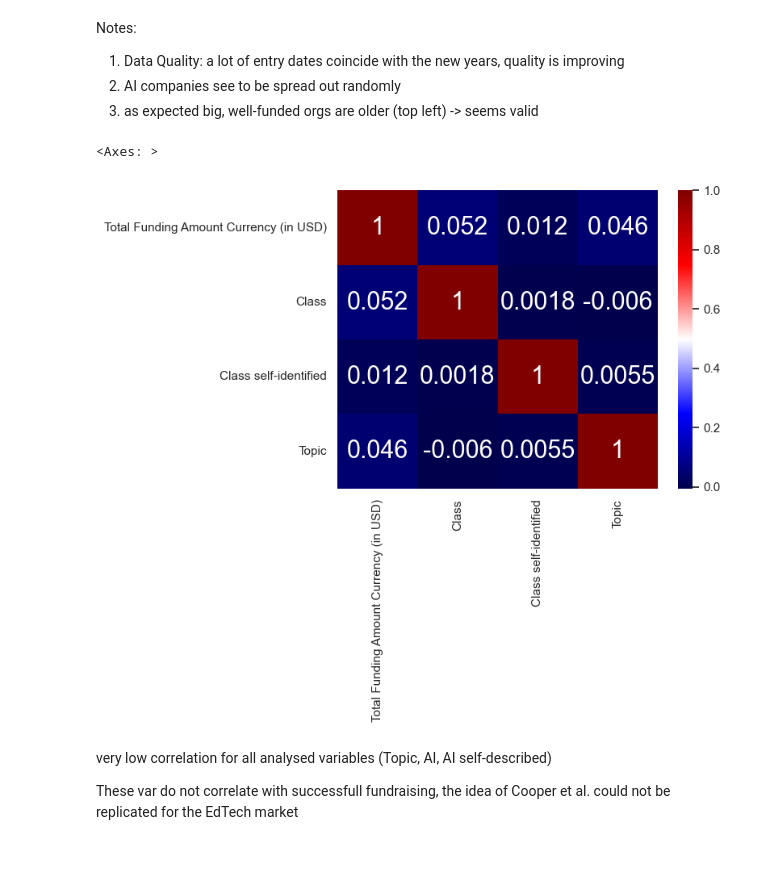
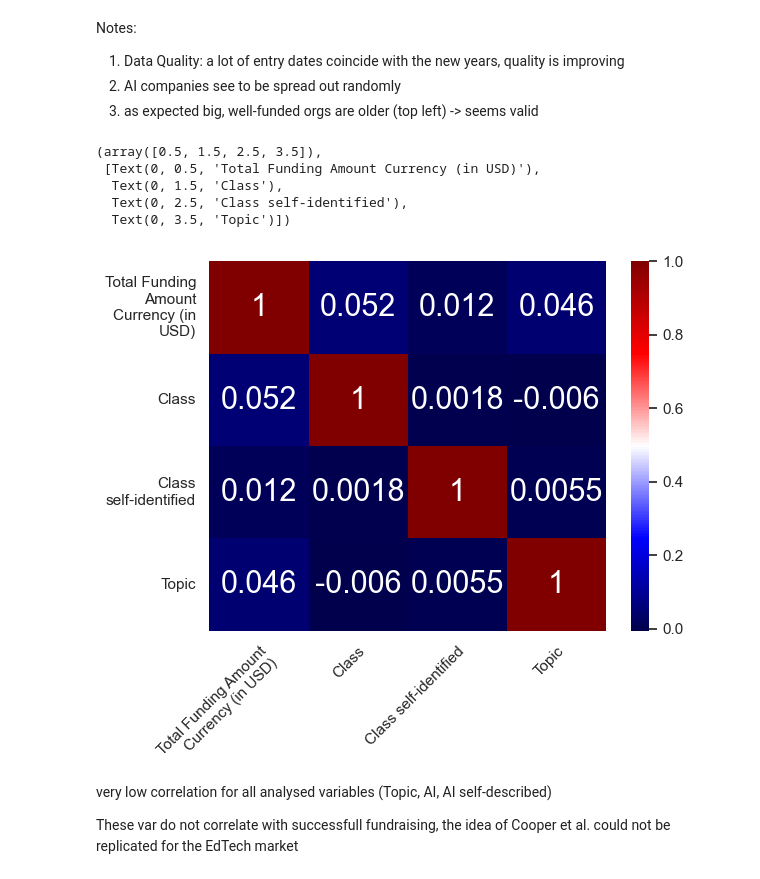
Before and after one commit to MarioMuehlematter/Education.ai, a Jupyter notebook: notebooks/Education.ai_Analysis+Plots.ipynb, the cells around one changed output. Cells and saved outputs as stored; diff of their text form; code cells hidden in the pictures.

```diff
--- a/notebooks/Education.ai_Analysis+Plots.ipynb
+++ b/notebooks/Education.ai_Analysis+Plots.ipynb
@@ -388,12 +388,18 @@ Notes:
 # %%
 #checking for corellation between analysed var and Total Funding
 sns.heatmap(df[['Total Funding Amount Currency (in USD)', 'Class', 'Class self-identified',  'Topic']].corr(),
             annot= True,
             cmap = 'seismic'
             )
+plt.xticks(rotation = 45, wrap = True, ha = 'right')
+plt.yticks(ha = 'right', wrap = True)
 # %% [output]
-<Axes: >
+(array([0.5, 1.5, 2.5, 3.5]),
+ [Text(0, 0.5, 'Total Funding Amount Currency (in USD)'),
+  Text(0, 1.5, 'Class'),
+  Text(0, 2.5, 'Class self-identified'),
+  Text(0, 3.5, 'Topic')])
-[figure, old version]
+[figure, new version]
 # %% [markdown]
 very low correlation for all analysed variables (Topic, AI, AI self-described)
 
```
